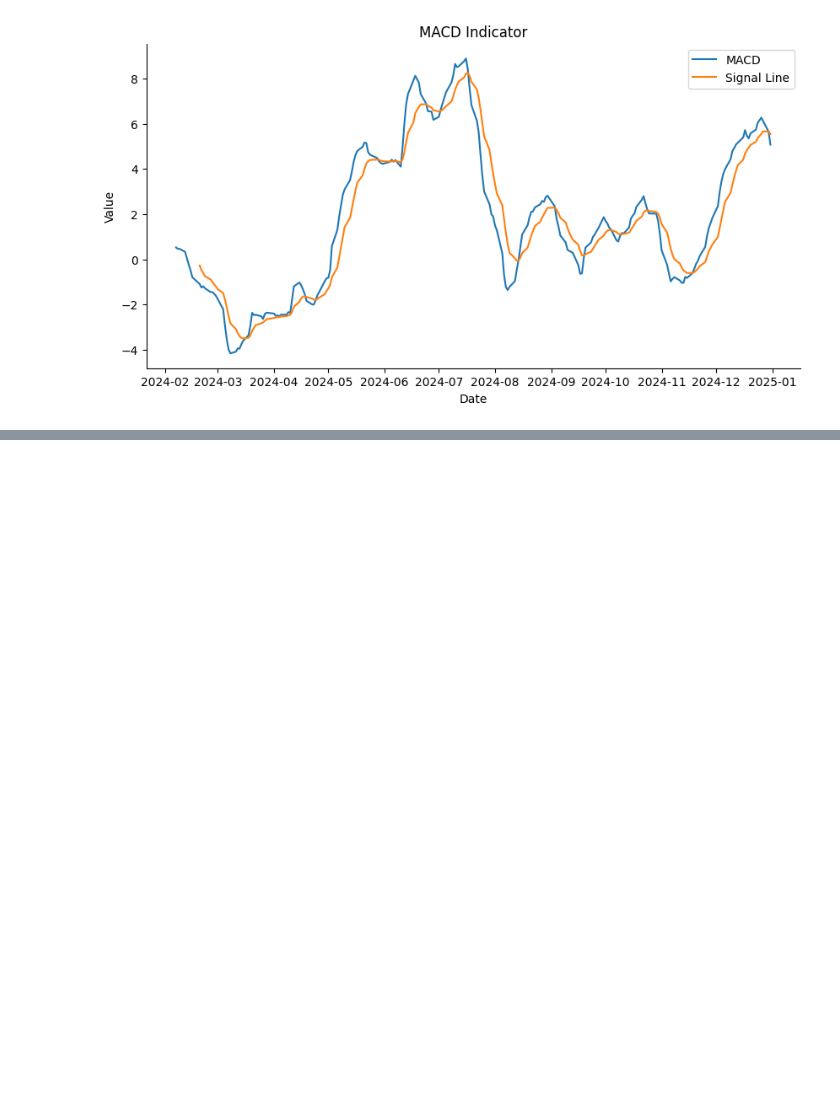
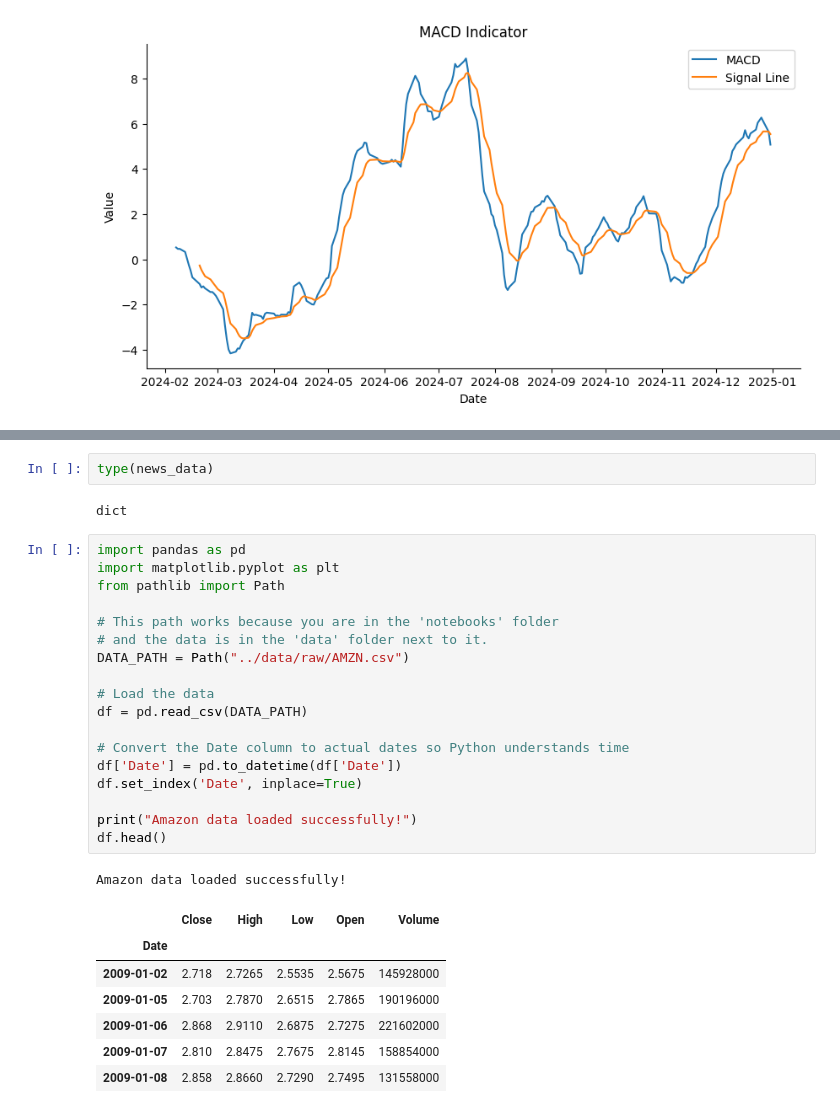
Before and after one commit to Bisrattamrat/Financial-news-analysis-week1, a Jupyter notebook: notebooks/eda_analysis.ipynb, the cells around one changed output, grey strips where cells are left out. Saved outputs shown, nothing was run; the diff lists cells and outputs as text; blank space fills up the shorter version.

```diff
--- a/notebooks/eda_analysis.ipynb
+++ b/notebooks/eda_analysis.ipynb
@@ -259,0 +303,31 @@ plt.show()
+# %%
+type(news_data)
+# %% [output]
+dict
+# %%
+import pandas as pd
+import matplotlib.pyplot as plt
+from pathlib import Path
+
+# This path works because you are in the 'notebooks' folder
+# and the data is in the 'data' folder next to it.
+DATA_PATH = Path("../data/raw/AMZN.csv")
+
+# Load the data
+df = pd.read_csv(DATA_PATH)
+
+# Convert the Date column to actual dates so Python understands time
+df['Date'] = pd.to_datetime(df['Date'])
+df.set_index('Date', inplace=True)
+
+print("Amazon data loaded successfully!")
+df.head()
+# %% [output]
+Amazon data loaded successfully!
+|  | Close | High | Low | Open | Volume |
+| Date |  |  |  |  |  |
+| 2009-01-02 | 2.718 | 2.7265 | 2.5535 | 2.5675 | 145928000 |
+| 2009-01-05 | 2.703 | 2.7870 | 2.6515 | 2.7865 | 190196000 |
+| 2009-01-06 | 2.868 | 2.9110 | 2.6875 | 2.7275 | 221602000 |
+| 2009-01-07 | 2.810 | 2.8475 | 2.7675 | 2.8145 | 158854000 |
+| 2009-01-08 | 2.858 | 2.8660 | 2.7290 | 2.7495 | 131558000 |
```
Also changed, not shown: parts of 12 cells of this notebook, 11 other files.
